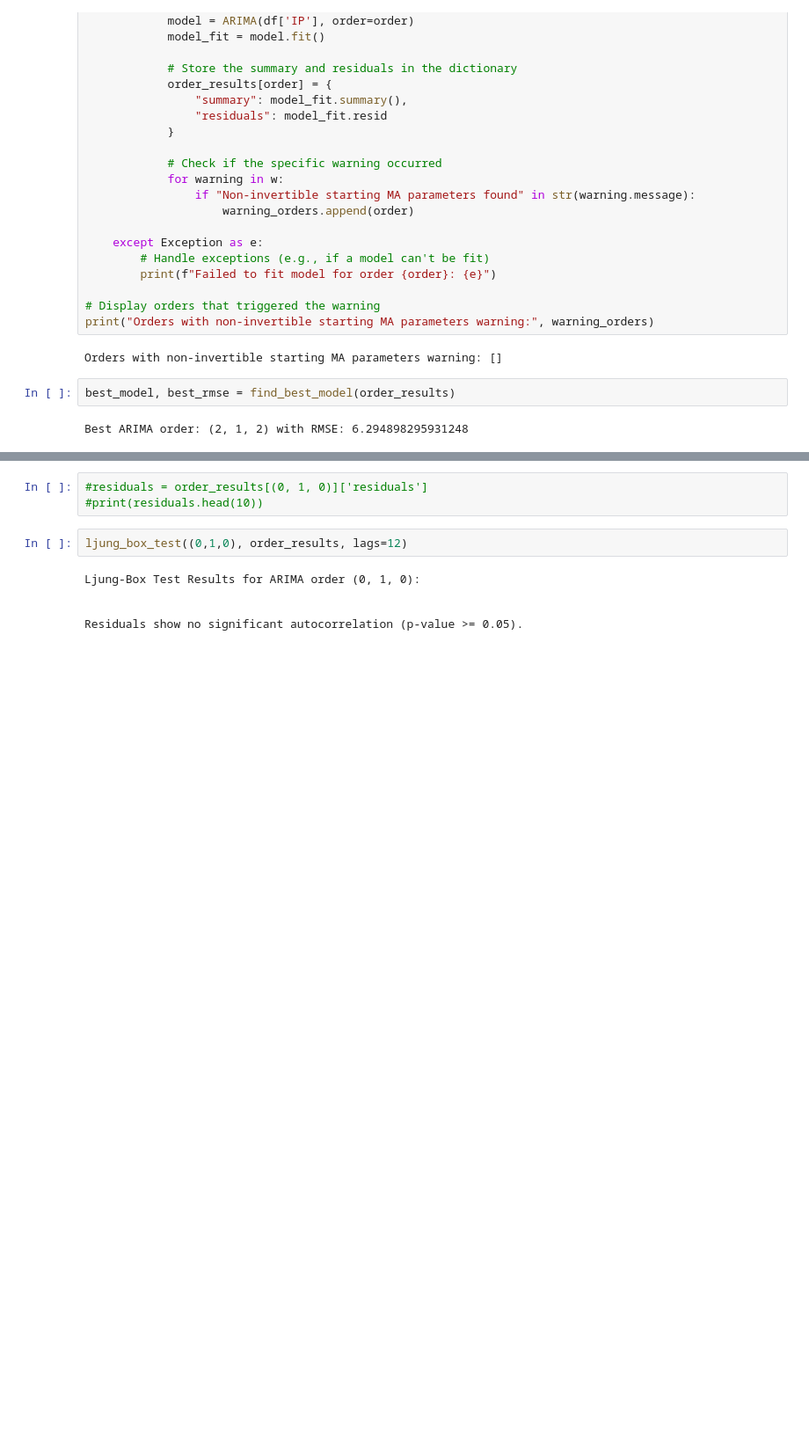
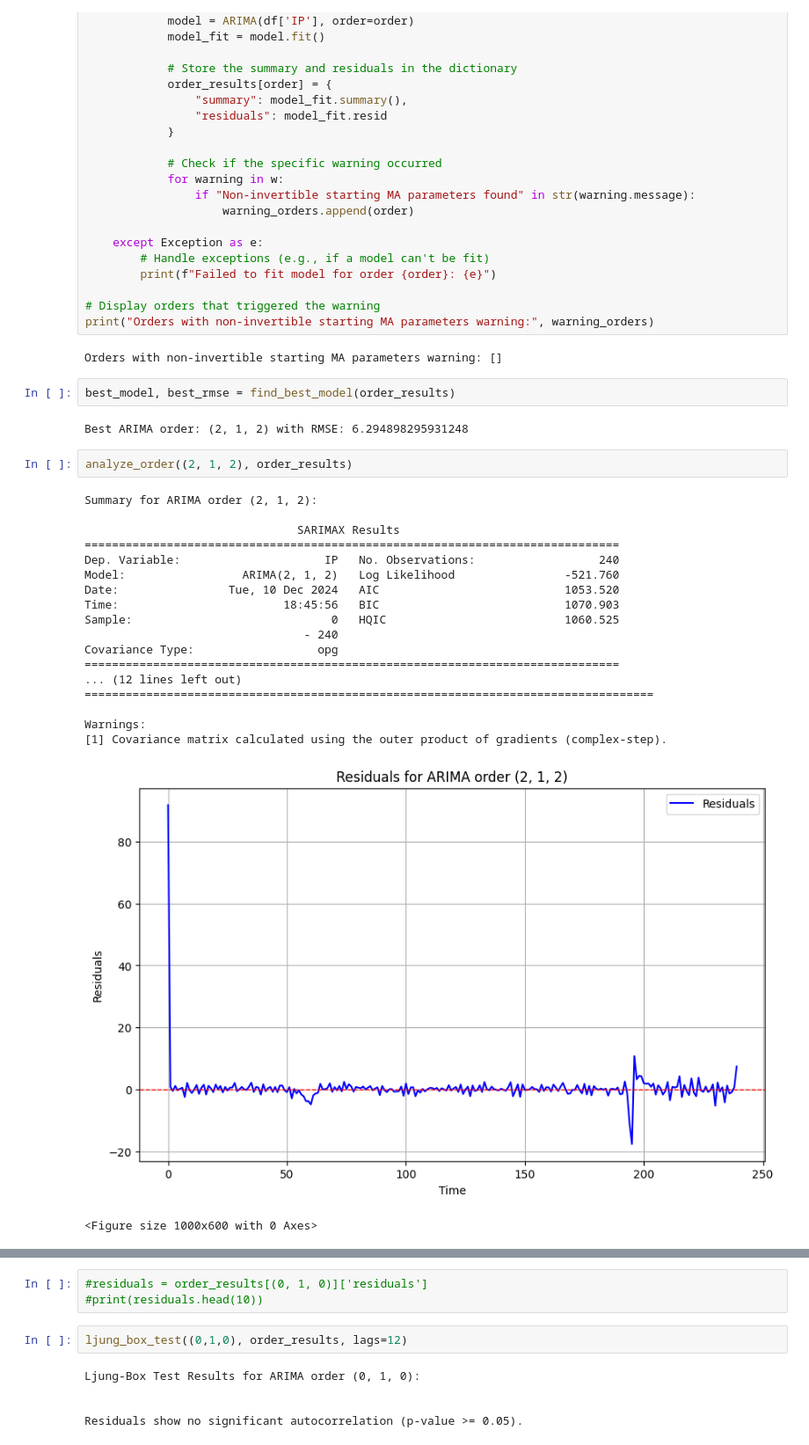
Before and after one commit to lorenzrossi/GaR, a Jupyter notebook: src/arima_test.ipynb, the cells around one changed output, grey strips where cells are left out. Shown at 88% size. Cells and saved outputs as stored; diff of their text form; blank space fills up the shorter version.

```diff
--- a/src/arima_test.ipynb
+++ b/src/arima_test.ipynb
@@ -112,3 +112,25 @@ Orders with non-invertible starting MA parameters warning: []
 best_model, best_rmse = find_best_model(order_results)
 # %% [output]
 Best ARIMA order: (2, 1, 2) with RMSE: 6.294898295931248
+# %%
+analyze_order((2, 1, 2), order_results)
+# %% [output]
+Summary for ARIMA order (2, 1, 2):
+
+                               SARIMAX Results
+==============================================================================
+Dep. Variable:                     IP   No. Observations:                  240
+Model:                 ARIMA(2, 1, 2)   Log Likelihood                -521.760
+Date:                Tue, 10 Dec 2024   AIC                           1053.520
+Time:                        18:45:56   BIC                           1070.903
+Sample:                             0   HQIC                          1060.525
+                                - 240
+Covariance Type:                  opg
+==============================================================================
+... (12 lines left out)
+===================================================================================
+
+Warnings:
+[1] Covariance matrix calculated using the outer product of gradients (complex-step).
+[figure, added]
+<Figure size 1000x600 with 0 Axes>
```
Also changed, not shown: parts of 8 cells of this notebook, 1 other file.
